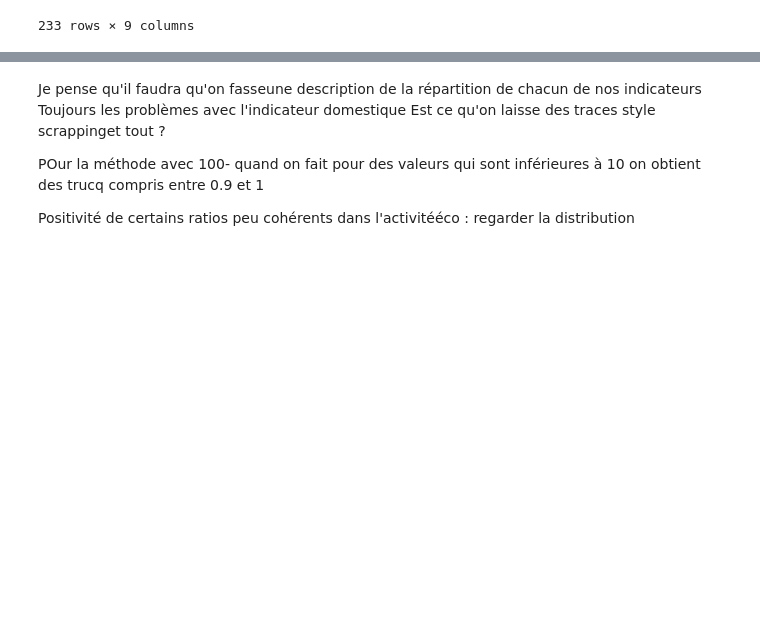
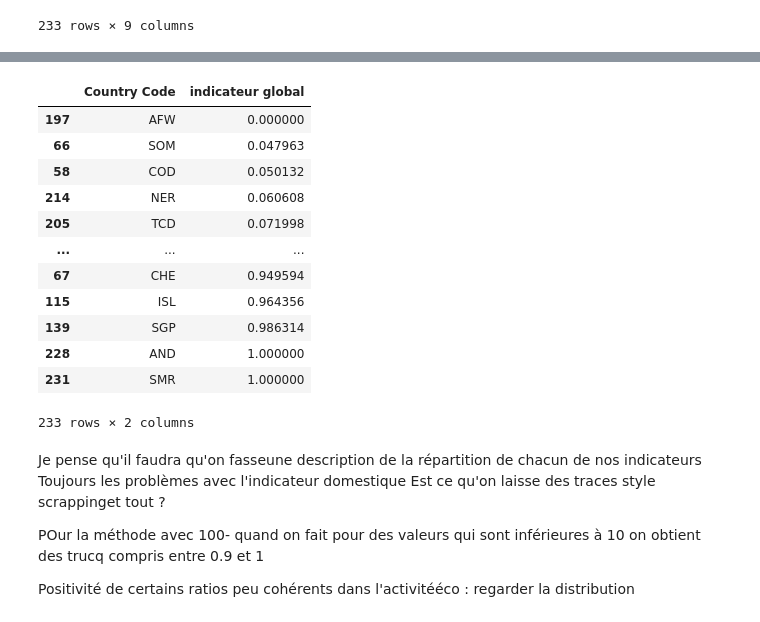
Before and after one commit to cmllbll/Gender-Inequalities-and-Development, a Jupyter notebook: Projet Python.ipynb, the cells around one changed output, grey strips where cells are left out. Drawn from its saved outputs; the diff is of its cells as text; code cells hidden in the pictures; blank space fills up the shorter version.

```diff
--- a/Projet Python.ipynb
+++ b/Projet Python.ipynb
@@ -1569,0 +1635,18 @@ Notes:
+# %%
+#On trie les pays dans l'ordre croissant de l'indicateur global
+df_indicateurs2 = df_indicateurs.sort_values(by=['indicateur global'])
+df_indicateurs2[["Country Code", "indicateur global"]]
+# %% [output]
+|  | Country Code | indicateur global |
+| 197 | AFW | 0.000000 |
+| 66 | SOM | 0.047963 |
+| 58 | COD | 0.050132 |
+| 214 | NER | 0.060608 |
+| 205 | TCD | 0.071998 |
+| ... | ... | ... |
+| 67 | CHE | 0.949594 |
+| 115 | ISL | 0.964356 |
+| 139 | SGP | 0.986314 |
+| 228 | AND | 1.000000 |
+| 231 | SMR | 1.000000 |
+233 rows × 2 columns
```
Also changed, not shown: parts of 25 cells of this notebook.
